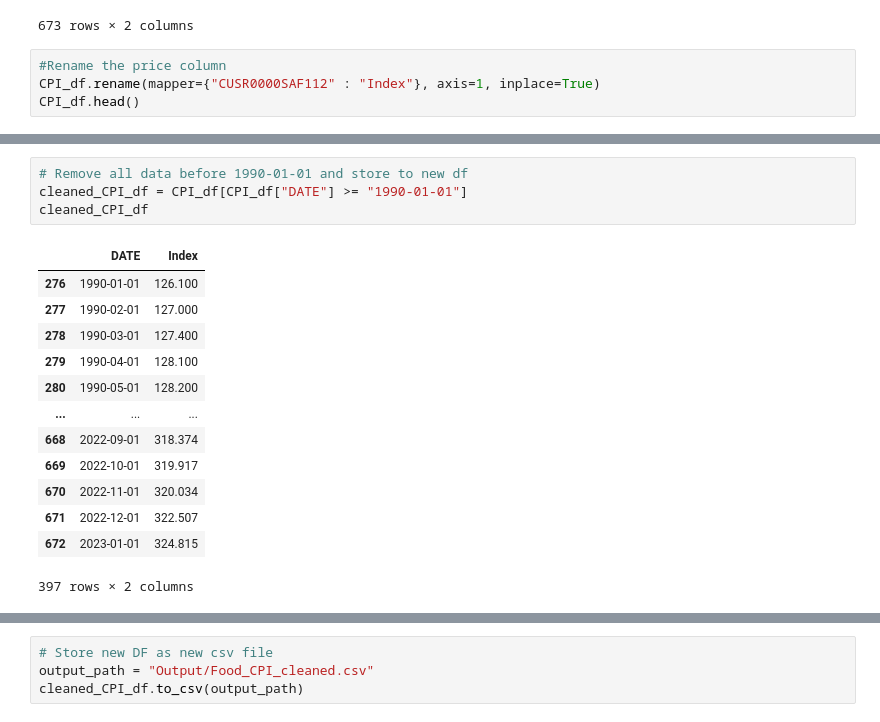
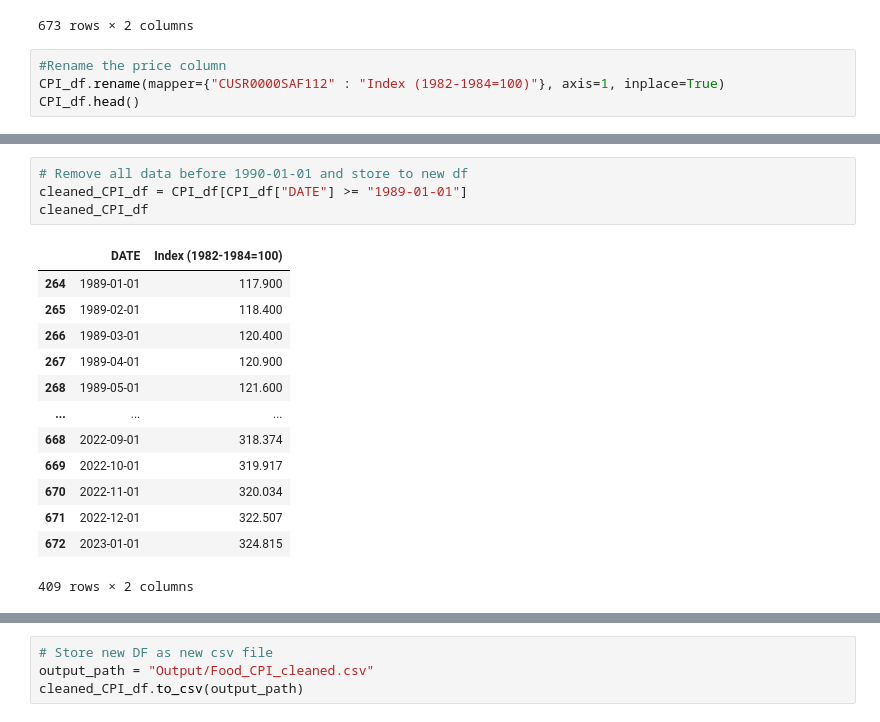
Before and after one commit to CTPim/Three_Meals, a Jupyter notebook: Analysis/Food_CPI_Cleaned.ipynb, the cells around one changed output, grey strips where cells are left out. Cells and saved outputs as stored; diff of their text form.

```diff
--- a/Analysis/Food_CPI_Cleaned.ipynb
+++ b/Analysis/Food_CPI_Cleaned.ipynb
@@ -21,6 +22,6 @@ CPI_df
 673 rows × 2 columns
 # %%
 #Rename the price column
-CPI_df.rename(mapper={"CUSR0000SAF112" : "Index"}, axis=1, inplace=True)
+CPI_df.rename(mapper={"CUSR0000SAF112" : "Index (1982-1984=100)"}, axis=1, inplace=True)
 CPI_df.head()
 # %% [output]
@@ -64,19 +65,19 @@ Index    0
 dtype: int64
 # %%
 # Remove all data before 1990-01-01 and store to new df
-cleaned_CPI_df = CPI_df[CPI_df["DATE"] >= "1990-01-01"]
+cleaned_CPI_df = CPI_df[CPI_df["DATE"] >= "1989-01-01"]
 cleaned_CPI_df
 # %% [output]
-|  | DATE | Index |
-| 276 | 1990-01-01 | 126.100 |
-| 277 | 1990-02-01 | 127.000 |
-| 278 | 1990-03-01 | 127.400 |
-| 279 | 1990-04-01 | 128.100 |
-| 280 | 1990-05-01 | 128.200 |
+|  | DATE | Index (1982-1984=100) |
+| 264 | 1989-01-01 | 117.900 |
+| 265 | 1989-02-01 | 118.400 |
+| 266 | 1989-03-01 | 120.400 |
+| 267 | 1989-04-01 | 120.900 |
+| 268 | 1989-05-01 | 121.600 |
 | ... | ... | ... |
 | 668 | 2022-09-01 | 318.374 |
 | 669 | 2022-10-01 | 319.917 |
 | 670 | 2022-11-01 | 320.034 |
 | 671 | 2022-12-01 | 322.507 |
 | 672 | 2023-01-01 | 324.815 |
-397 rows × 2 columns
+409 rows × 2 columns
```
Also changed, not shown: parts of 11 cells of this notebook, 2 other files.
